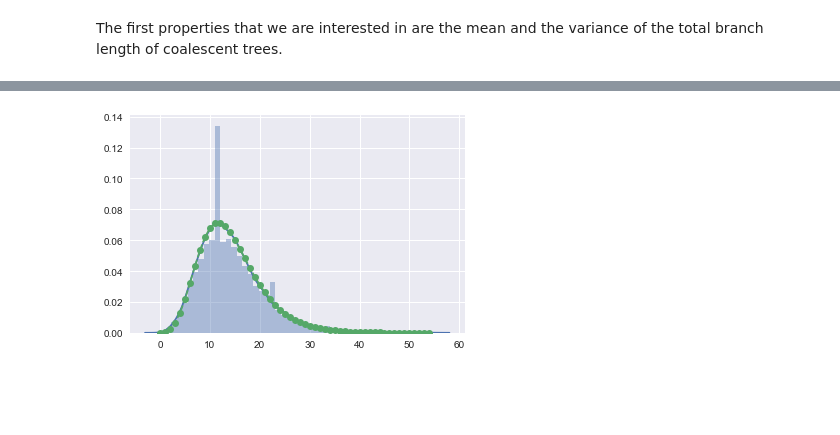
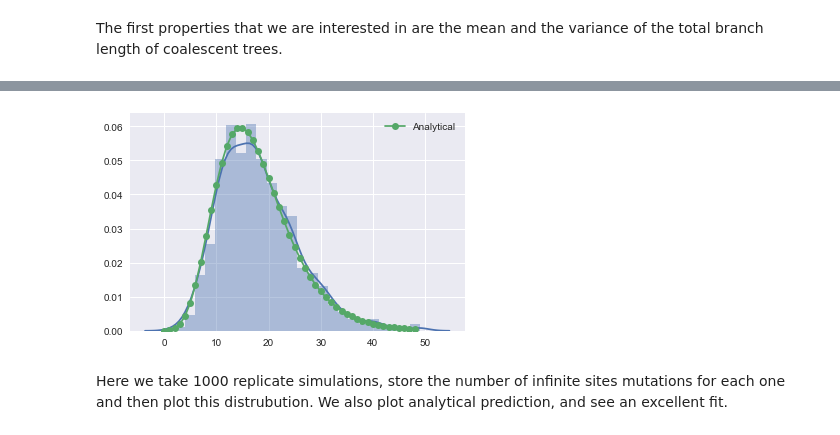
Before and after one commit to jeromekelleher/spg-chapter, a Jupyter notebook: jupyter/segsites-example.ipynb, the cells around one changed output, grey strips where cells are left out. Drawn from its saved outputs; the diff is of its cells as text; code cells hidden in the pictures; blank space fills up the shorter version.

```diff
--- a/jupyter/segsites-example.ipynb
+++ b/jupyter/segsites-example.ipynb
@@ -43,0 +45,12 @@ ax.plot(mean_T + var_T, "--", color="grey");
+# %%
+def T_total_density(n, t):
+    e_t2 = np.exp(-t / 2)
+    return 0.5 * (n - 1) * e_t2 * (1 - e_t2)**(n - 2)
+
+n = 20
+T_total_20 = T_total_col[n_col == n]
+ts = np.linspace(0, np.max(T_total_20), 25)
+t_densities = np.array([T_total_density(n, t) for t in ts])
+sns.distplot(T_total_20)
+plt.plot(ts, t_densities, marker="o", label="Analytical")
+plt.legend();
@@ -50,18 +69,20 @@ def S_dist(n, theta, k):
     return S
 # %%
 n = 20
-theta = 4
-num_replicates = 10000
-
-observed = np.zeros(num_replicates)
+theta = 5
+num_replicates = 1000
+simulation = np.zeros(num_replicates)
 replicates = msprime.simulate(
-    n, Ne=0.5, mutation_rate=theta / 2, num_replicates=num_replicates)
+    n, mutation_rate=theta / 4, num_replicates=num_replicates)
 for j, ts in enumerate(replicates):
-    observed[j] = ts.num_sites
-ks = np.arange(np.max(observed))
+    simulation[j] = ts.num_sites  # number of seg. sites
+ks = np.arange(np.max(simulation))
 analytical = np.array([S_dist(n, theta, k) for k in ks])
 
-sns.distplot(observed) #, kde=False, hist=True, norm_hist=True)
-plt.plot(ks, analytical, "--", marker='o');
+sns.distplot(simulation)
+plt.plot(ks, analytical, marker='o', label="Analytical")
+plt.legend();
 # %% [output]
-[figure, old version]
+[figure, new version]
+# %% [markdown]
+Here we take 1000 replicate simulations, store the number of infinite sites mutations for each one and then plot this distrubution. We also plot analytical prediction, and see an excellent fit.
```
Also changed, not shown: parts of 4 cells of this notebook.
